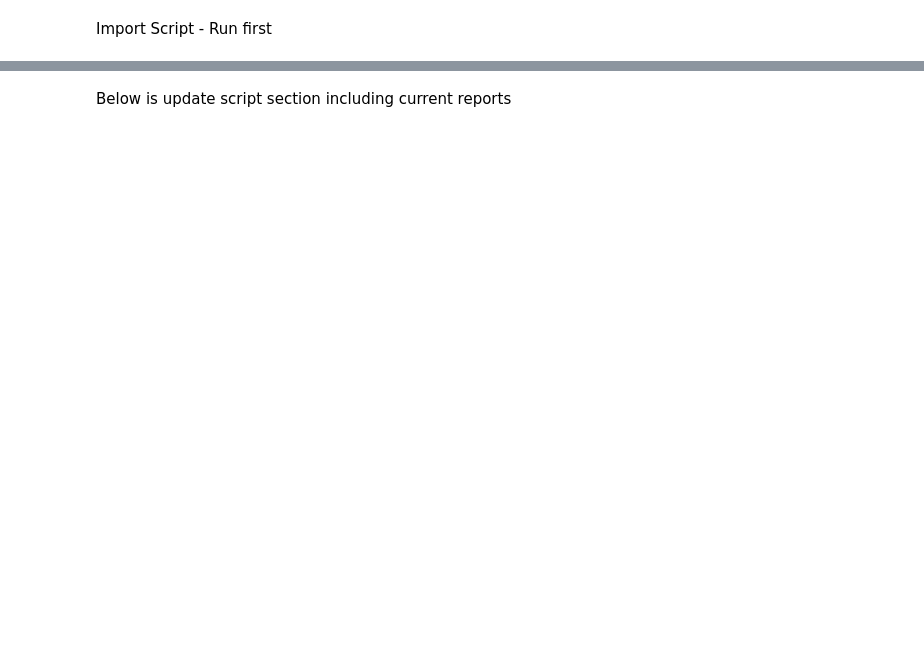
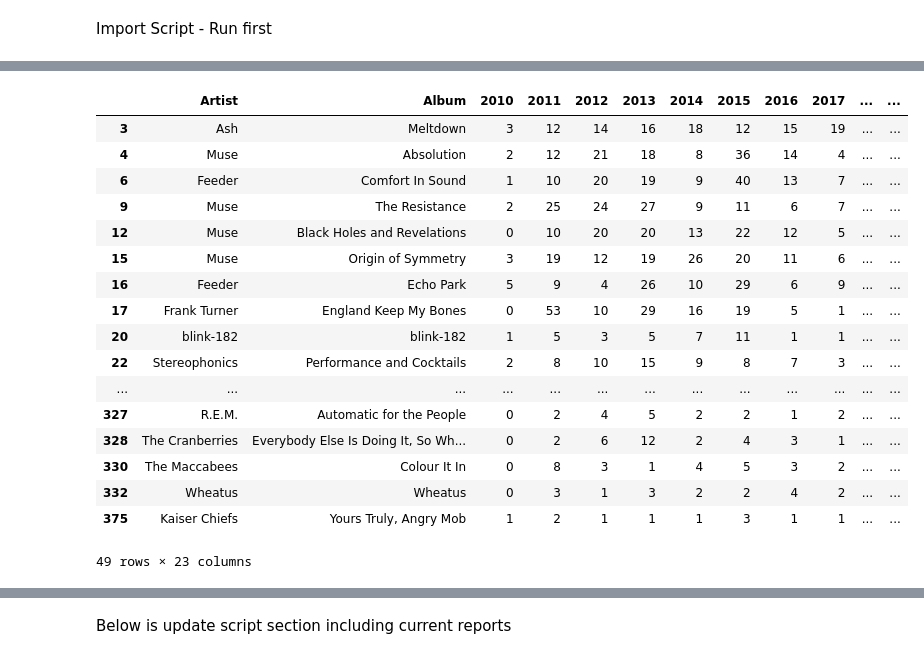
Before and after one commit to robfarrington88/lastFMToolsv2, a Jupyter notebook: testBed.ipynb, the cells around one changed output, grey strips where cells are left out. Saved outputs shown, nothing was run; the diff lists cells and outputs as text; code cells hidden in the pictures; blank space fills up the shorter version.

```diff
--- a/testBed.ipynb
+++ b/testBed.ipynb
@@ -7,0 +11,6 @@ import LastLib as ll
+# %%
+#Complete update
+for i in range(2010,2025):
+    ll.updateYearCSV(i)
+ll.joinAnnualReports()
+ll.updateFilesandRefreshReports()
@@ -7,0 +43,18 @@ import LastLib as ll
+# %%
+currentfilename=ll.getFileToUpdate()
+newfilename,df=ll.updateFile(currentfilename)
+# %%
+df2=pd.read_csv('jriverLibrary.csv')
+
+df2=df2.rename(columns={'Name':'Track','Album':'Album_J','Album Artist':'Album_Artist_J'})
+df2['Track']=df2['Track'].str.lower()
+df2['Artist']=df2['Artist'].str.lower()
+df['Track']=df['Track'].str.lower()
+df['Artist']=df['Artist'].str.lower()
+df2['jriver']='jriver'
+df2=df2.set_index(['Artist','Track'])
+df1=df.groupby(['Artist','Track']).count()
+df3=df2.join(df1,on=['Artist','Track'],how='left')
+df3.loc[df3['Album'].isna()]
+#df1.loc[['a-ha']]
+df3.to_csv('JRiverNotPlayed.csv')
@@ -7,0 +84,4 @@ import LastLib as ll
+# %%
+ll.updateFilesandRefreshReports()
+
+#pivot=ll.annualCountsTable(df, "Artist")
@@ -7,0 +114,29 @@ import LastLib as ll
+# %%
+#whats played every year report
+pivot=ll.annualCountsTable(df, "Album")
+pivot.columns
+
+pivot["All"] = pivot.loc[:,'2010':'2024'].gt(0).all(axis=1)
+pivot["All but 10"] = pivot.loc[:,'2011':'2024'].gt(0).all(axis=1)
+pivot["All but 24"] = pivot.loc[:,'2010':'2023'].gt(0).all(axis=1)
+pivot["All but 10 and 24"] = pivot.loc[:,'2011':'2023'].gt(0).all(axis=1)
+pivot.loc[pivot['All but 10 and 24'] == True]
+# %% [output]
+|  | Artist | Album | 2010 | 2011 | 2012 | 2013 | 2014 | 2015 | 2016 | 2017 | ... | ... |
+| 3 | Ash | Meltdown | 3 | 12 | 14 | 16 | 18 | 12 | 15 | 19 | ... | ... |
+| 4 | Muse | Absolution | 2 | 12 | 21 | 18 | 8 | 36 | 14 | 4 | ... | ... |
+| 6 | Feeder | Comfort In Sound | 1 | 10 | 20 | 19 | 9 | 40 | 13 | 7 | ... | ... |
+| 9 | Muse | The Resistance | 2 | 25 | 24 | 27 | 9 | 11 | 6 | 7 | ... | ... |
+| 12 | Muse | Black Holes and Revelations | 0 | 10 | 20 | 20 | 13 | 22 | 12 | 5 | ... | ... |
+| 15 | Muse | Origin of Symmetry | 3 | 19 | 12 | 19 | 26 | 20 | 11 | 6 | ... | ... |
+| 16 | Feeder | Echo Park | 5 | 9 | 4 | 26 | 10 | 29 | 6 | 9 | ... | ... |
+| 17 | Frank Turner | England Keep My Bones | 0 | 53 | 10 | 29 | 16 | 19 | 5 | 1 | ... | ... |
+| 20 | blink-182 | blink-182 | 1 | 5 | 3 | 5 | 7 | 11 | 1 | 1 | ... | ... |
+| 22 | Stereophonics | Performance and Cocktails | 2 | 8 | 10 | 15 | 9 | 8 | 7 | 3 | ... | ... |
+| ... | ... | ... | ... | ... | ... | ... | ... | ... | ... | ... | ... | ... |
+| 327 | R.E.M. | Automatic for the People | 0 | 2 | 4 | 5 | 2 | 2 | 1 | 2 | ... | ... |
+| 328 | The Cranberries | Everybody Else Is Doing It, So Wh... | 0 | 2 | 6 | 12 | 2 | 4 | 3 | 1 | ... | ... |
+| 330 | The Maccabees | Colour It In | 0 | 8 | 3 | 1 | 4 | 5 | 3 | 2 | ... | ... |
+| 332 | Wheatus | Wheatus | 0 | 3 | 1 | 3 | 2 | 2 | 4 | 2 | ... | ... |
+| 375 | Kaiser Chiefs | Yours Truly, Angry Mob | 1 | 2 | 1 | 1 | 1 | 3 | 1 | 1 | ... | ... |
+49 rows × 23 columns
```
Also changed, not shown: parts of 18 cells of this notebook, 7 other files.
